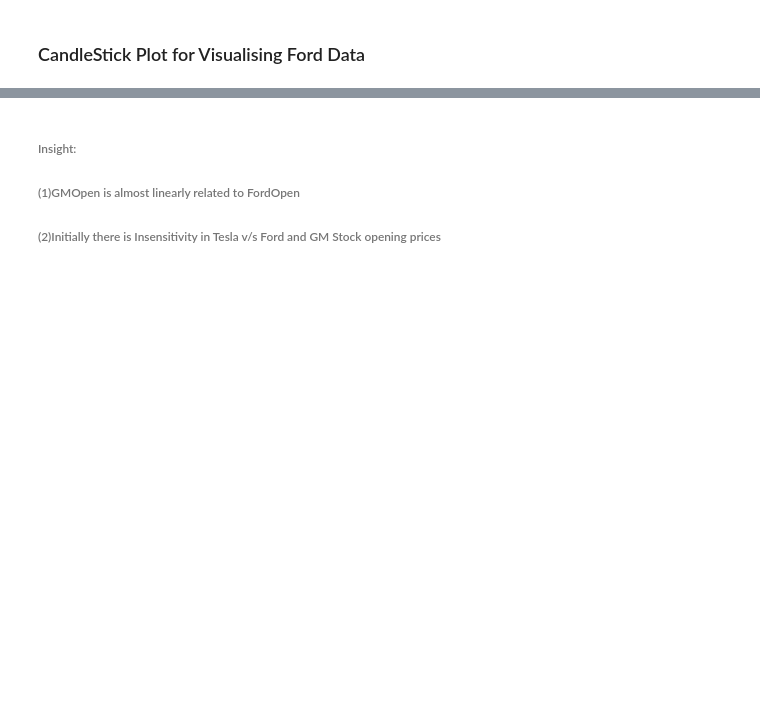
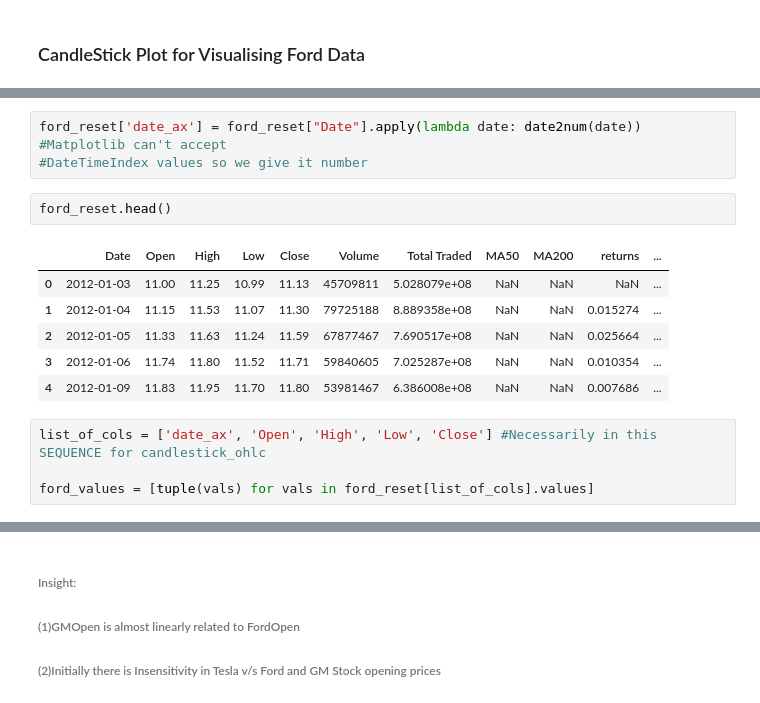
Before and after one commit to HeadHunTeR779/Stock-Analysis-of-Automobile-Giants, a Jupyter notebook: Stock_Analysis.ipynb, the cells around one changed output, grey strips where cells are left out. Drawn from its saved outputs; the diff is of its cells as text; blank space fills up the shorter version.

```diff
--- a/Stock_Analysis.ipynb
+++ b/Stock_Analysis.ipynb
@@ -214,0 +224,16 @@ ImportError: No module named 'matplotlib.finance'
+# %%
+ford_reset['date_ax'] = ford_reset["Date"].apply(lambda date: date2num(date)) #Matplotlib can't accept
+#DateTimeIndex values so we give it number
+# %%
+ford_reset.head()
+# %% [output]
+|  | Date | Open | High | Low | Close | Volume | Total Traded | MA50 | MA200 | returns | ... |
+| 0 | 2012-01-03 | 11.00 | 11.25 | 10.99 | 11.13 | 45709811 | 5.028079e+08 | NaN | NaN | NaN | ... |
+| 1 | 2012-01-04 | 11.15 | 11.53 | 11.07 | 11.30 | 79725188 | 8.889358e+08 | NaN | NaN | 0.015274 | ... |
+| 2 | 2012-01-05 | 11.33 | 11.63 | 11.24 | 11.59 | 67877467 | 7.690517e+08 | NaN | NaN | 0.025664 | ... |
+| 3 | 2012-01-06 | 11.74 | 11.80 | 11.52 | 11.71 | 59840605 | 7.025287e+08 | NaN | NaN | 0.010354 | ... |
+| 4 | 2012-01-09 | 11.83 | 11.95 | 11.70 | 11.80 | 53981467 | 6.386008e+08 | NaN | NaN | 0.007686 | ... |
+# %%
+list_of_cols = ['date_ax', 'Open', 'High', 'Low', 'Close'] #Necessarily in this SEQUENCE for candlestick_ohlc
+
+ford_values = [tuple(vals) for vals in ford_reset[list_of_cols].values]
```
Also changed, not shown: parts of 12 cells of this notebook.
